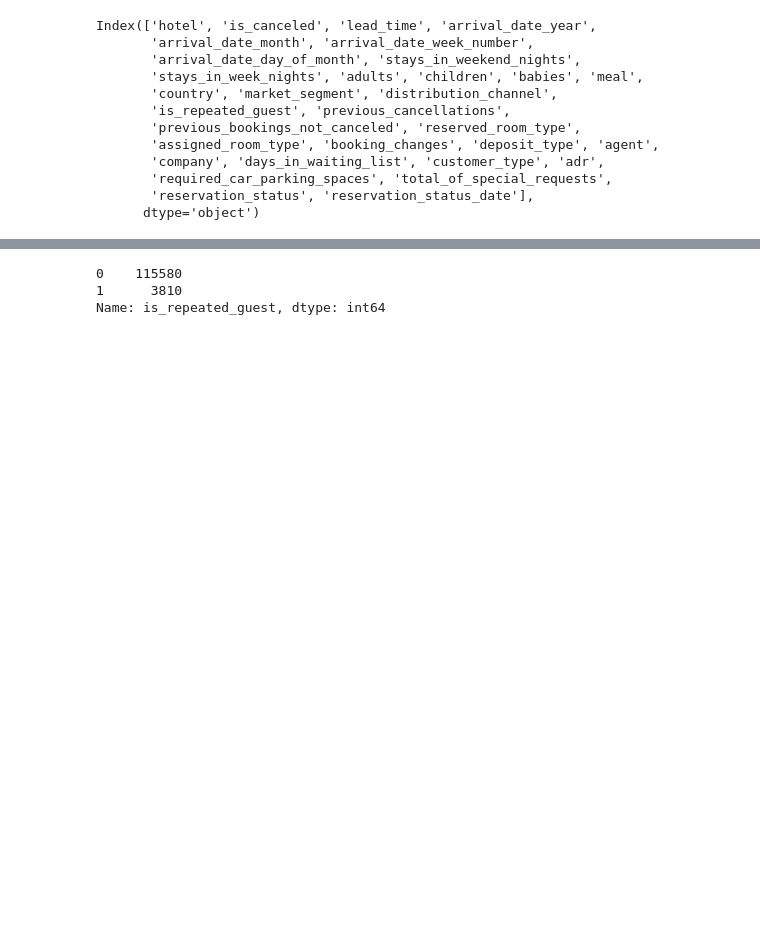
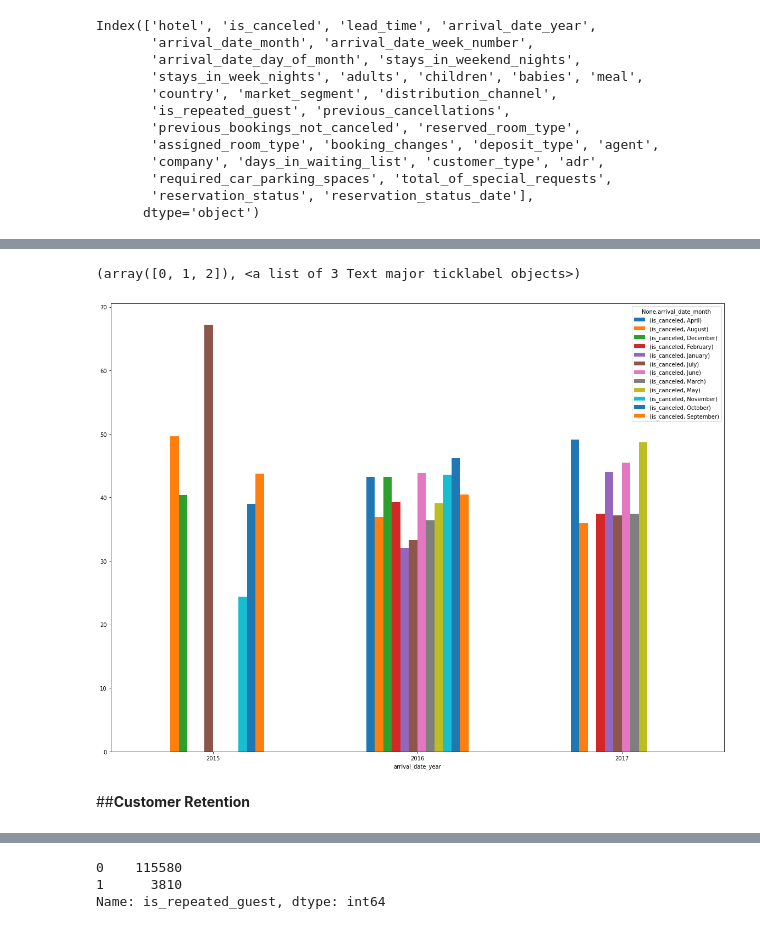
Before and after one commit to guptaprateek98/capstone_hotel, a Jupyter notebook: Copy_Hotel_Booking_Analysis_Capstone_Project.ipynb, the cells around one changed output, grey strips where cells are left out. Drawn from its saved outputs; the diff is of its cells as text; code cells hidden in the pictures; blank space fills up the shorter version.

```diff
--- a/Copy_Hotel_Booking_Analysis_Capstone_Project.ipynb
+++ b/Copy_Hotel_Booking_Analysis_Capstone_Project.ipynb
@@ -127,0 +70,2 @@ Name: previous_cancellations, dtype: int64
+# %%
+ccc.fillna(0,inplace = True)
@@ -128,3 +81,16 @@ Name: previous_cancellations, dtype: int64
+# %%
+bbb = round(ccc.reset_index(drop = True)*100/aaa.reset_index(drop = True),2)
+# %%
+bbb.index = aaa.index
+# %%
+plt.rcParams['figure.figsize'] = (20, 15)
+bbb.plot.bar()
+plt.xticks(rotation = 0)
+# %% [output]
+(array([0, 1, 2]), <a list of 3 Text major ticklabel objects>)
+[figure, added]
+# %% [markdown]
+##**Customer Retention**
 # %%
 h_df.head()
 # %% [output]
```
Also changed, not shown: parts of 22 cells of this notebook.
